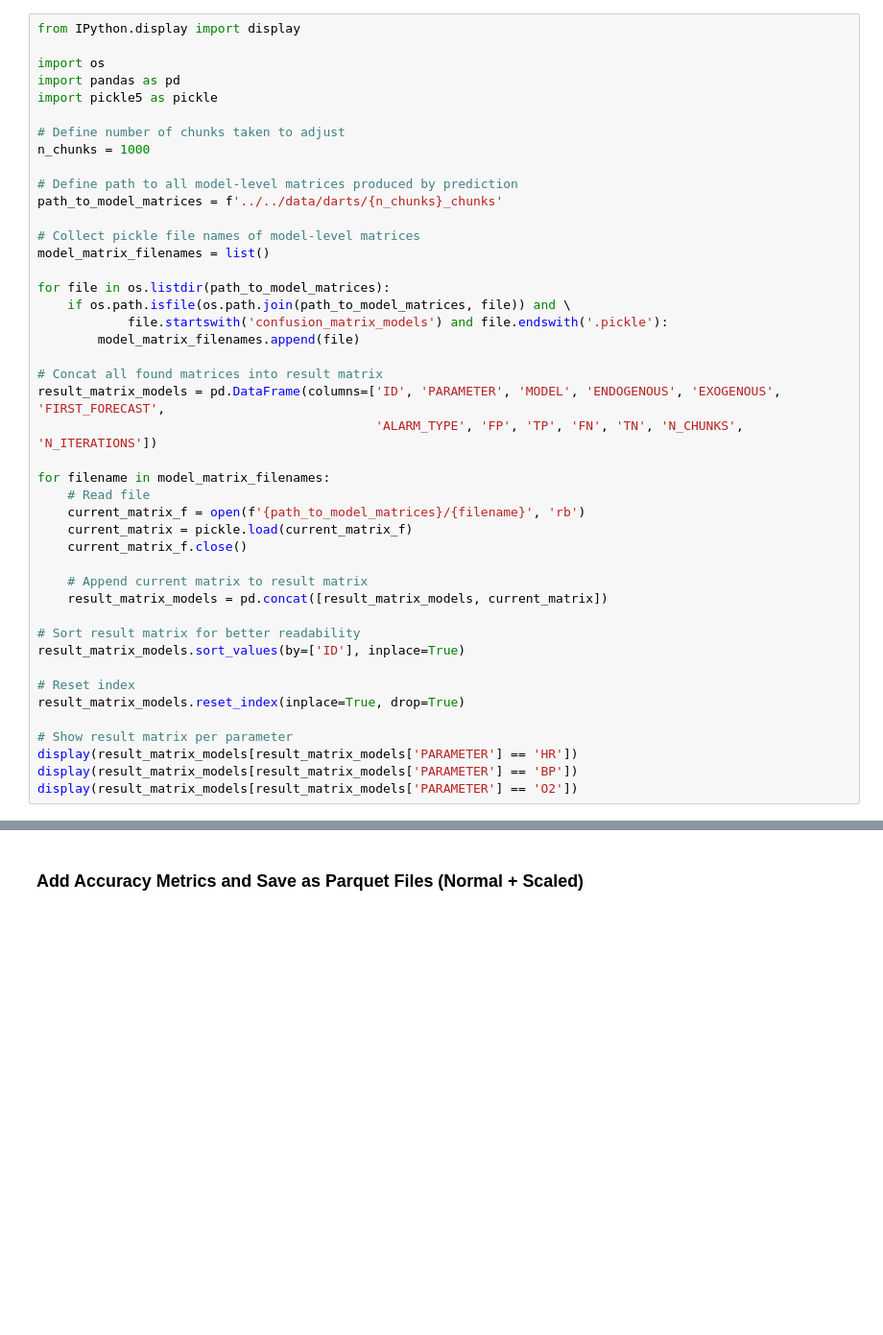
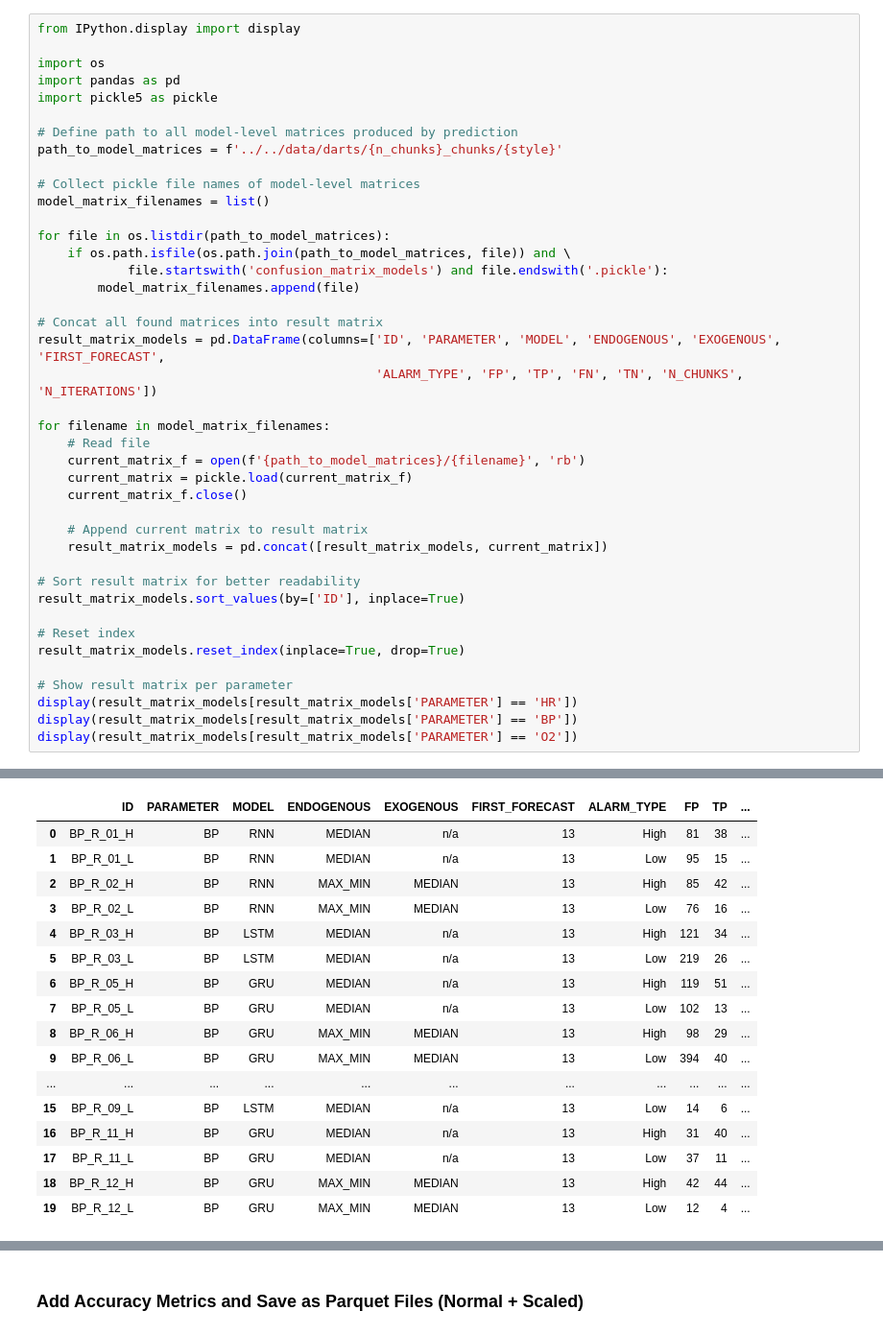
Before and after one commit to denise97/dhl2021, a Jupyter notebook: mimic_prediction_rnn/analysis_models_and_chunks.ipynb, the cells around one changed output, grey strips where cells are left out. Shown at 96% size. Drawn from its saved outputs; the diff is of its cells as text; blank space fills up the shorter version.

```diff
--- a/mimic_prediction_rnn/analysis_models_and_chunks.ipynb
+++ b/mimic_prediction_rnn/analysis_models_and_chunks.ipynb
@@ -13,11 +21,8 @@ import os
 import pandas as pd
 import pickle5 as pickle
 
-# Define number of chunks taken to adjust
-n_chunks = 1000
-
 # Define path to all model-level matrices produced by prediction
-path_to_model_matrices = f'../../data/darts/{n_chunks}_chunks'
+path_to_model_matrices = f'../../data/darts/{n_chunks}_chunks/{style}'
 
 # Collect pickle file names of model-level matrices
 model_matrix_filenames = list()
@@ -50,3 +55,4 @@ result_matrix_models.reset_index(inplace=True, drop=True)
 display(result_matrix_models[result_matrix_models['PARAMETER'] == 'HR'])
 display(result_matrix_models[result_matrix_models['PARAMETER'] == 'BP'])
 display(result_matrix_models[result_matrix_models['PARAMETER'] == 'O2'])
+# %% [output]
@@ -52,0 +60,17 @@ display(result_matrix_models[result_matrix_models['PARAMETER'] == 'O2'])
+|  | ID | PARAMETER | MODEL | ENDOGENOUS | EXOGENOUS | FIRST_FORECAST | ALARM_TYPE | FP | TP | ... |
+| 0 | BP_R_01_H | BP | RNN | MEDIAN | n/a | 13 | High | 81 | 38 | ... |
+| 1 | BP_R_01_L | BP | RNN | MEDIAN | n/a | 13 | Low | 95 | 15 | ... |
+| 2 | BP_R_02_H | BP | RNN | MAX_MIN | MEDIAN | 13 | High | 85 | 42 | ... |
+| 3 | BP_R_02_L | BP | RNN | MAX_MIN | MEDIAN | 13 | Low | 76 | 16 | ... |
+| 4 | BP_R_03_H | BP | LSTM | MEDIAN | n/a | 13 | High | 121 | 34 | ... |
+| 5 | BP_R_03_L | BP | LSTM | MEDIAN | n/a | 13 | Low | 219 | 26 | ... |
+| 6 | BP_R_05_H | BP | GRU | MEDIAN | n/a | 13 | High | 119 | 51 | ... |
+| 7 | BP_R_05_L | BP | GRU | MEDIAN | n/a | 13 | Low | 102 | 13 | ... |
+| 8 | BP_R_06_H | BP | GRU | MAX_MIN | MEDIAN | 13 | High | 98 | 29 | ... |
+| 9 | BP_R_06_L | BP | GRU | MAX_MIN | MEDIAN | 13 | Low | 394 | 40 | ... |
+| ... | ... | ... | ... | ... | ... | ... | ... | ... | ... | ... |
+| 15 | BP_R_09_L | BP | LSTM | MEDIAN | n/a | 13 | Low | 14 | 6 | ... |
+| 16 | BP_R_11_H | BP | GRU | MEDIAN | n/a | 13 | High | 31 | 40 | ... |
+| 17 | BP_R_11_L | BP | GRU | MEDIAN | n/a | 13 | Low | 37 | 11 | ... |
+| 18 | BP_R_12_H | BP | GRU | MAX_MIN | MEDIAN | 13 | High | 42 | 44 | ... |
+| 19 | BP_R_12_L | BP | GRU | MAX_MIN | MEDIAN | 13 | Low | 12 | 4 | ... |
```
Also changed, not shown: parts of 18 cells of this notebook, 4 other files.
